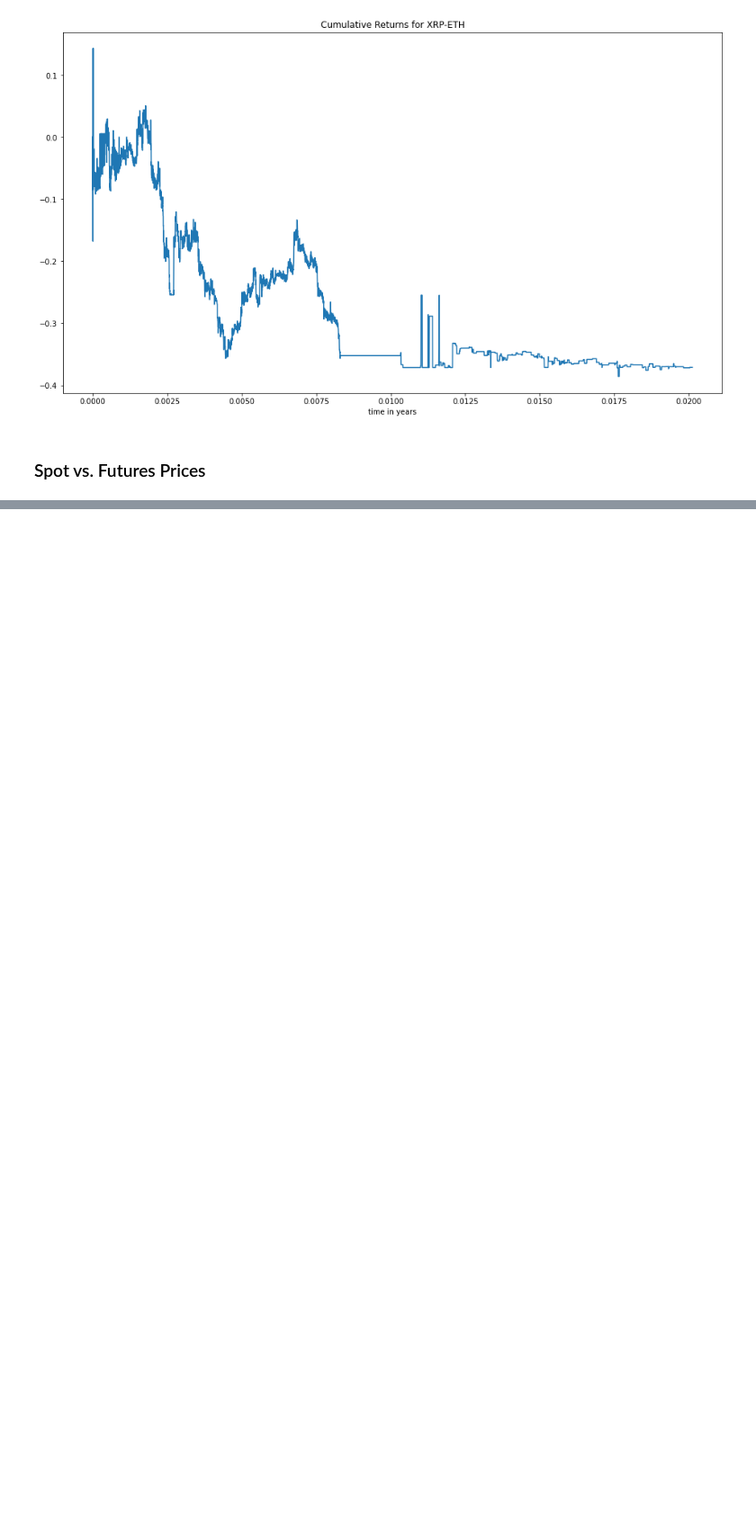
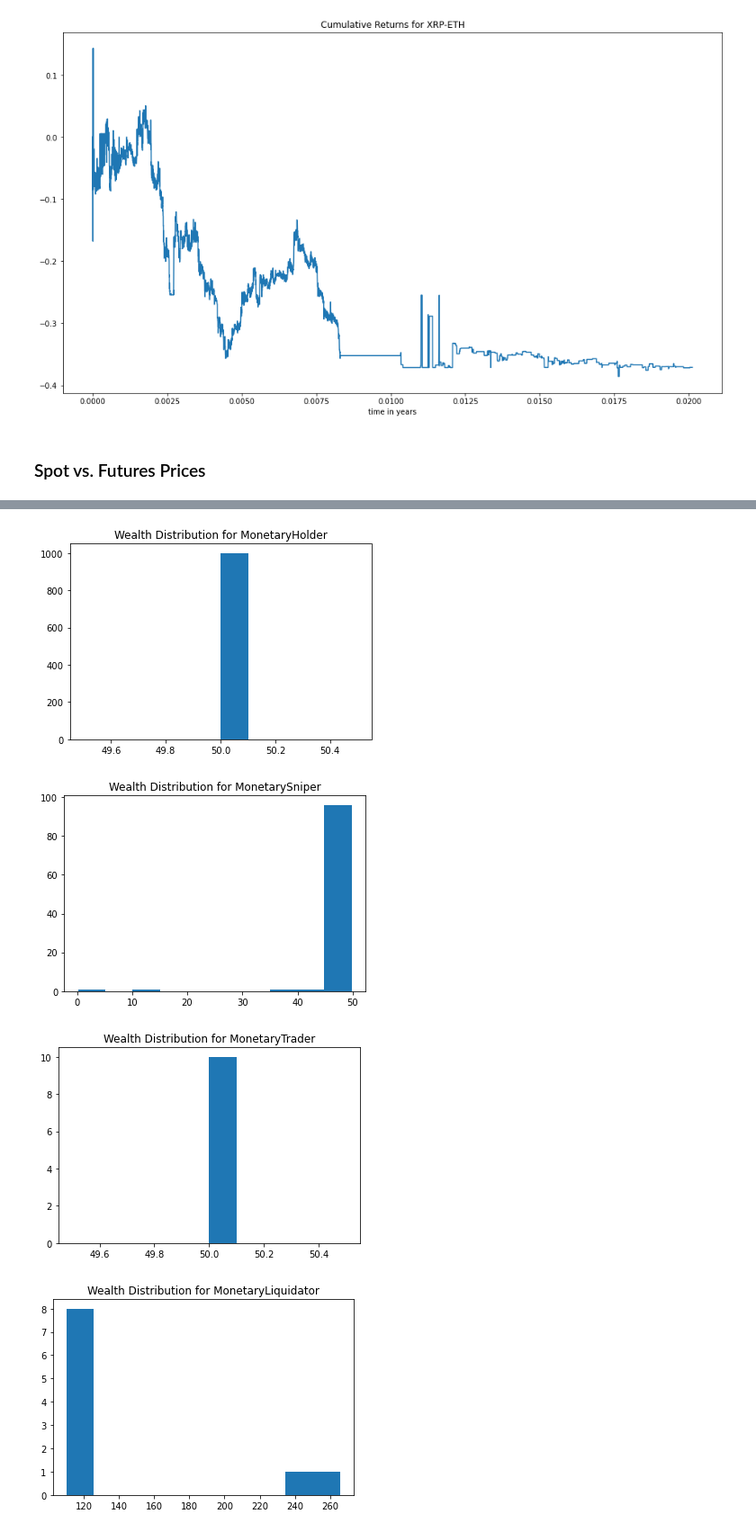
Before and after one commit to overlay-market/overlay-monetary, a Jupyter notebook: notebooks/Agent Based Simulation Long-Run Analysis with Snipers and Liquidators (1m data quoted in ETH).ipynb, the cells around one changed output, grey strips where cells are left out. Shown at 90% size. Cells and saved outputs as stored; diff of their text form; code cells hidden in the pictures; blank space fills up the shorter version.

```diff
--- a/notebooks/Agent Based Simulation Long-Run Analysis with Snipers and Liquidators (1m data quoted in ETH).ipynb
+++ b/notebooks/Agent Based Simulation Long-Run Analysis with Snipers and Liquidators (1m data quoted in ETH).ipynb
@@ -954,0 +977,14 @@ len(hdf5_data_collection_file.agent_types)
+# %%
+for agent_type_string in hdf5_data_collection_file.agent_type_string_set:
+    wealth_df_for_agent_type = \
+        hdf5_data_collection_file.get_agent_report_dataframe('Wealth',
+                                                             use_agent_types_in_header=True,
+                                                             agent_type_string=agent_type_string)
+    plt.figure();
+    plt.hist(wealth_df_for_agent_type.iloc[-1, :]);
+    plt.title(f'Wealth Distribution for {agent_type_string}')
+# %% [output]
+[figure, added]
+[figure, added]
+[figure, added]
+[figure, added]
```
Also changed, not shown: parts of 25 cells of this notebook, 2 other files.
